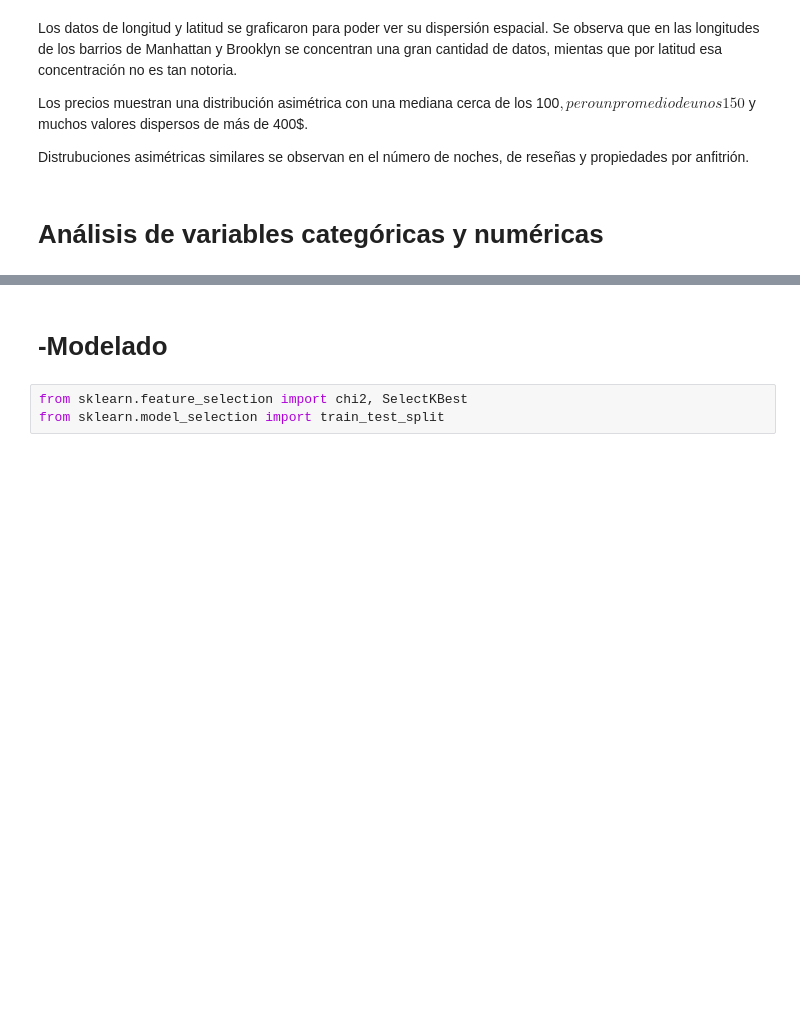
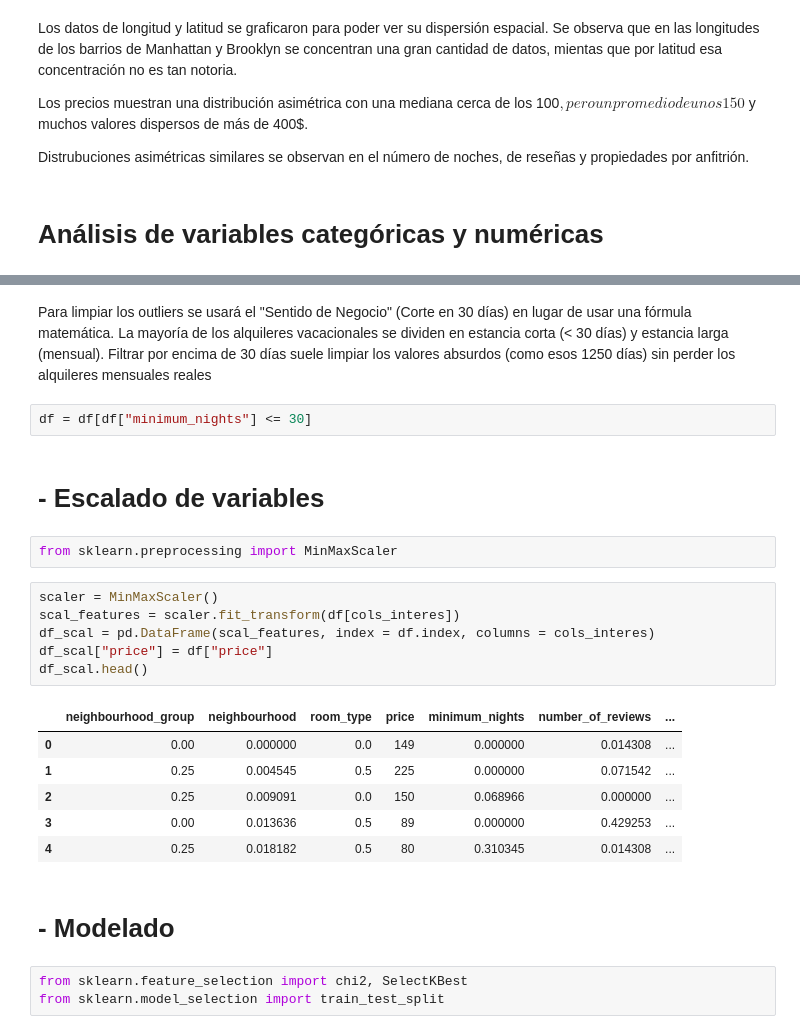
Before and after one commit to 4GeeksAcademy/IgnacioSabinoG-IntroML, a Jupyter notebook: src/00-eda-airbnb-ny.ipynb, the cells around one changed output, grey strips where cells are left out. Cells and saved outputs as stored; diff of their text form; blank space fills up the shorter version.

```diff
--- a/src/00-eda-airbnb-ny.ipynb
+++ b/src/00-eda-airbnb-ny.ipynb
@@ -302,5 +371,27 @@ El Bronx tiene el precio más bajo (87$) y el resto están entre 100 y 125$.
+# %% [markdown]
+Para limpiar los outliers se usará el "Sentido de Negocio" (Corte en 30 días) en lugar de usar una fórmula matemática. La mayoría de los alquileres vacacionales se dividen en estancia corta (< 30 días) y estancia larga (mensual).
+Filtrar por encima de 30 días suele limpiar los valores absurdos (como esos 1250 días) sin perder los alquileres mensuales reales
+# %%
+df = df[df["minimum_nights"] <= 30]
+# %% [markdown]
+# - Escalado de variables
+# %%
+from sklearn.preprocessing import MinMaxScaler
+# %%
+scaler = MinMaxScaler()
+scal_features = scaler.fit_transform(df[cols_interes])
+df_scal = pd.DataFrame(scal_features, index = df.index, columns = cols_interes)
+df_scal["price"] = df["price"]
+df_scal.head()
+# %% [output]
+|  | neighbourhood_group | neighbourhood | room_type | price | minimum_nights | number_of_reviews | ... |
+| 0 | 0.00 | 0.000000 | 0.0 | 149 | 0.000000 | 0.014308 | ... |
+| 1 | 0.25 | 0.004545 | 0.5 | 225 | 0.000000 | 0.071542 | ... |
+| 2 | 0.25 | 0.009091 | 0.0 | 150 | 0.068966 | 0.000000 | ... |
+| 3 | 0.00 | 0.013636 | 0.5 | 89 | 0.000000 | 0.429253 | ... |
+| 4 | 0.25 | 0.018182 | 0.5 | 80 | 0.310345 | 0.014308 | ... |
 # %% [markdown]
-# -Modelado
+# - Modelado
 # %%
 from sklearn.feature_selection import chi2, SelectKBest
 from sklearn.model_selection import train_test_split
```
Also changed, not shown: parts of 13 cells of this notebook, 2 other files.
